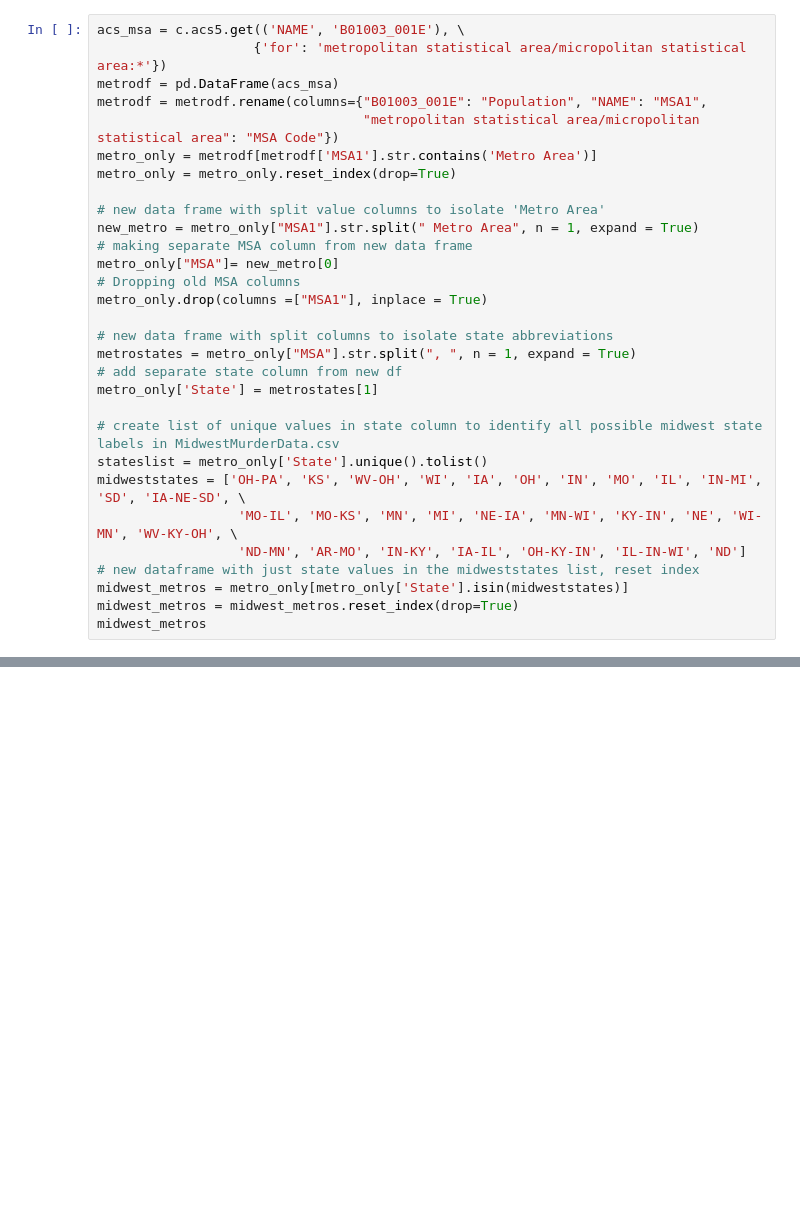
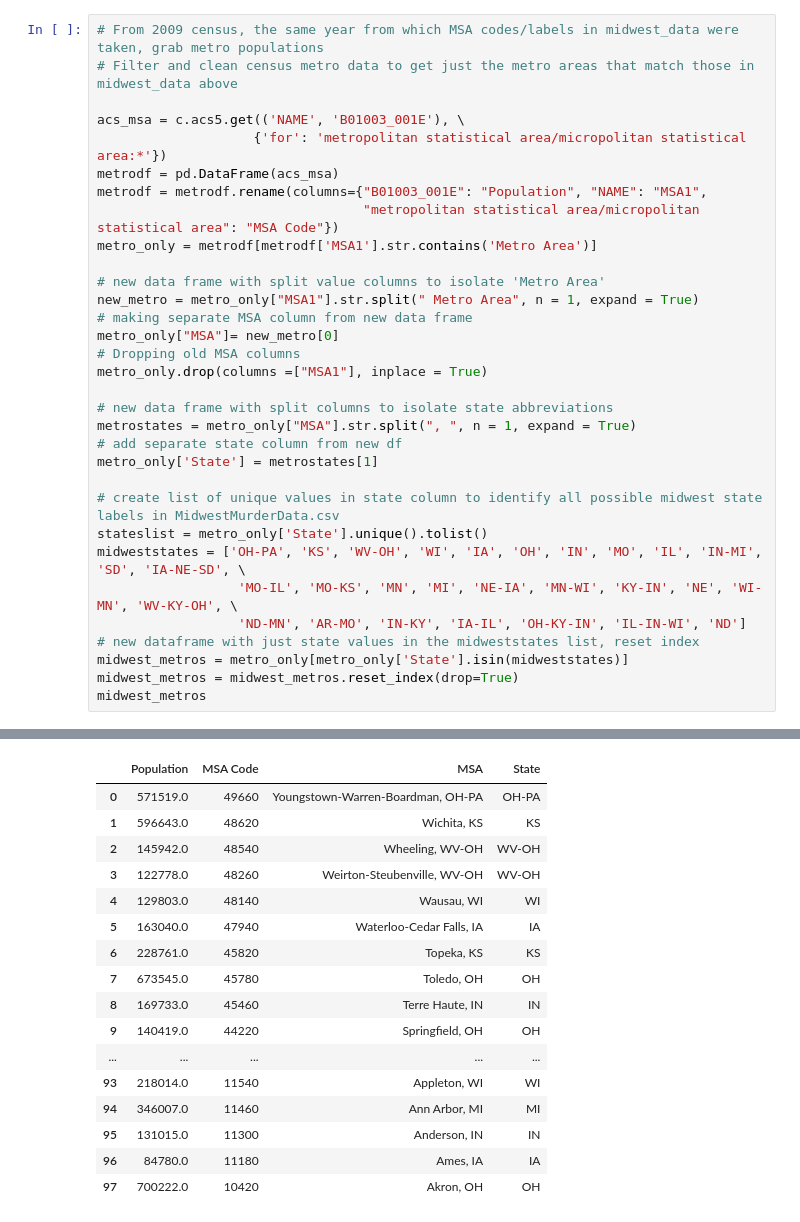
Before and after one commit to bendgame/Project-one, a Jupyter notebook: MurdersByMetro.ipynb, the cells around one changed output, grey strips where cells are left out. Cells and saved outputs as stored; diff of their text form; blank space fills up the shorter version.

```diff
--- a/MurdersByMetro.ipynb
+++ b/MurdersByMetro.ipynb
@@ -15,11 +33,13 @@ midwest_data
 # %%
+# From 2009 census, the same year from which MSA codes/labels in midwest_data were taken, grab metro populations
+# Filter and clean census metro data to get just the metro areas that match those in midwest_data above
+
 acs_msa = c.acs5.get(('NAME', 'B01003_001E'), \
                     {'for': 'metropolitan statistical area/micropolitan statistical area:*'})
 metrodf = pd.DataFrame(acs_msa)
 metrodf = metrodf.rename(columns={"B01003_001E": "Population", "NAME": "MSA1",
                                   "metropolitan statistical area/micropolitan statistical area": "MSA Code"})
 metro_only = metrodf[metrodf['MSA1'].str.contains('Metro Area')]
-metro_only = metro_only.reset_index(drop=True)
 
 # new data frame with split value columns to isolate 'Metro Area'
 new_metro = metro_only["MSA1"].str.split(" Metro Area", n = 1, expand = True)
@@ -42,3 +62,4 @@ midweststates = ['OH-PA', 'KS', 'WV-OH', 'WI', 'IA', 'OH', 'IN', 'MO', 'IL', 'IN
 midwest_metros = metro_only[metro_only['State'].isin(midweststates)]
 midwest_metros = midwest_metros.reset_index(drop=True)
 midwest_metros
+# %% [output]
@@ -44,0 +79,17 @@ midwest_metros
+|  | Population | MSA Code | MSA | State |
+| 0 | 571519.0 | 49660 | Youngstown-Warren-Boardman, OH-PA | OH-PA |
+| 1 | 596643.0 | 48620 | Wichita, KS | KS |
+| 2 | 145942.0 | 48540 | Wheeling, WV-OH | WV-OH |
+| 3 | 122778.0 | 48260 | Weirton-Steubenville, WV-OH | WV-OH |
+| 4 | 129803.0 | 48140 | Wausau, WI | WI |
+| 5 | 163040.0 | 47940 | Waterloo-Cedar Falls, IA | IA |
+| 6 | 228761.0 | 45820 | Topeka, KS | KS |
+| 7 | 673545.0 | 45780 | Toledo, OH | OH |
+| 8 | 169733.0 | 45460 | Terre Haute, IN | IN |
+| 9 | 140419.0 | 44220 | Springfield, OH | OH |
+| ... | ... | ... | ... | ... |
+| 93 | 218014.0 | 11540 | Appleton, WI | WI |
+| 94 | 346007.0 | 11460 | Ann Arbor, MI | MI |
+| 95 | 131015.0 | 11300 | Anderson, IN | IN |
+| 96 | 84780.0 | 11180 | Ames, IA | IA |
+| 97 | 700222.0 | 10420 | Akron, OH | OH |
```
Also changed, not shown: parts of 6 cells of this notebook.
